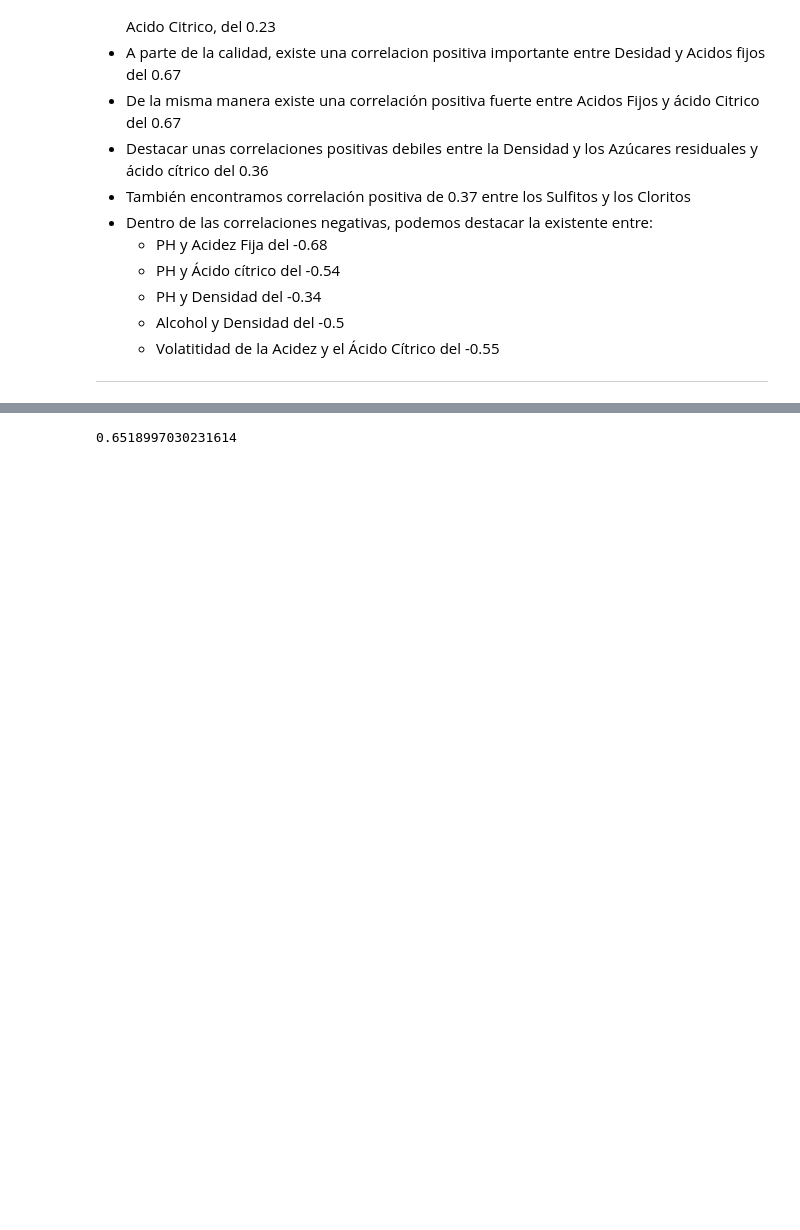
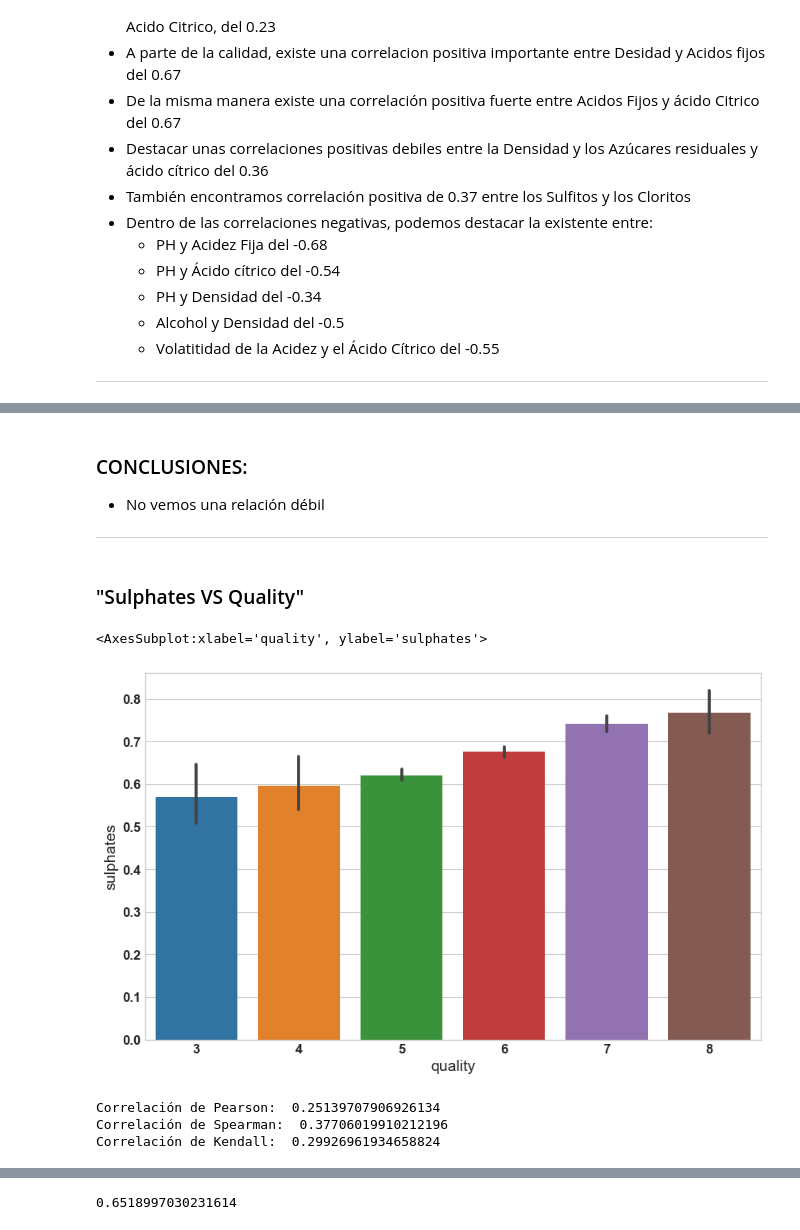
Before and after one commit to RobinGoldwing/gold-wine, a Jupyter notebook: ProyectoVinos_Ruben.ipynb, the cells around one changed output, grey strips where cells are left out. Cells and saved outputs as stored; diff of their text form; code cells hidden in the pictures; blank space fills up the shorter version.

```diff
--- a/ProyectoVinos_Ruben.ipynb
+++ b/ProyectoVinos_Ruben.ipynb
@@ -277,0 +287,21 @@ Text(43.57730034722222, 0.5, 'Alcohol')
+# %% [markdown]
+### CONCLUSIONES:
+  - No vemos una relación débil
+
+---
+# %% [markdown]
+### "Sulphates VS Quality"
+# %%
+fig = plt.figure(figsize = (10,6))
+sns.barplot(x = 'quality', y = 'sulphates', data = rwine)
+# %% [output]
+<AxesSubplot:xlabel='quality', ylabel='sulphates'>
+[figure, added]
+# %%
+print('Correlación de Pearson: ', rwine['quality'].corr(rwine['sulphates'], method='pearson'))
+print('Correlación de Spearman: ', rwine['quality'].corr(rwine['sulphates'], method='spearman'))
+print('Correlación de Kendall: ', rwine['quality'].corr(rwine['sulphates'], method='kendall'))
+# %% [output]
+Correlación de Pearson:  0.25139707906926134
+Correlación de Spearman:  0.37706019910212196
+Correlación de Kendall:  0.29926961934658824
```
Also changed, not shown: parts of 64 cells of this notebook.
